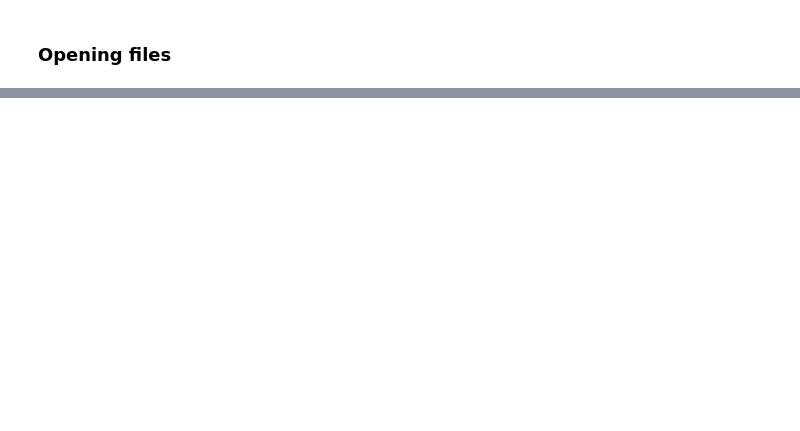
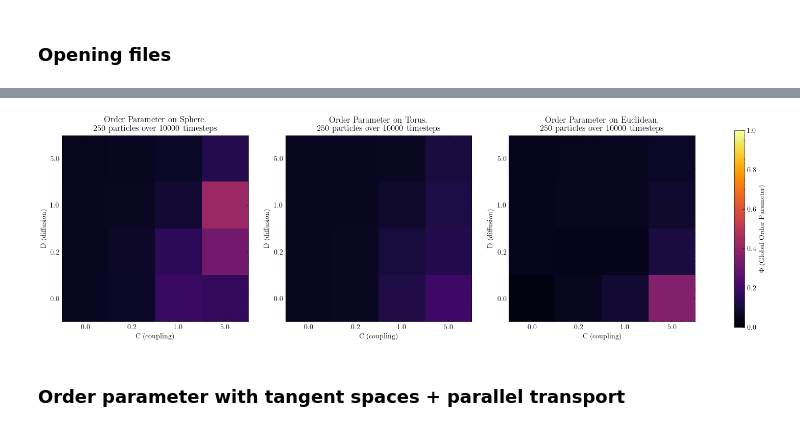
Before and after one commit to josephtemple/CurvedABP, a Jupyter notebook: python/analysis.ipynb, the cells around one changed output, grey strips where cells are left out. Saved outputs shown, nothing was run; the diff lists cells and outputs as text; code cells hidden in the pictures; blank space fills up the shorter version.

```diff
--- a/python/analysis.ipynb
+++ b/python/analysis.ipynb
@@ -72,0 +81,6 @@ print(data.theta.T[0].shape)  # (theta timeseries for particle 0)
+# %%
+def order_parameter(heading_vectors, warmup):
+    # heading_vectors: (3, 10000, 250)
+    mean_v = np.mean(heading_vectors, axis=2)  # (3, 10000) - mean over particles
+    order_parameter = np.linalg.norm(mean_v, axis=0)        # (10000,) - norm over xyz
+    return np.mean(order_parameter[warmup:])
@@ -72,0 +100,38 @@ print(data.theta.T[0].shape)  # (theta timeseries for particle 0)
+# %%
+phi_avg = {}
+
+# average over random seeds
+for manifold in manifolds:
+    for d in ds:
+        for c in cs:
+            phi_avg[(manifold, d, c)] = np.mean([results[(manifold, d, c, s)] for s in ss])
+# %%
+def generate_plot_title(manifold, N, steps):
+    return f"Order Parameter on {manifold.capitalize()}.\n{N} particles over {steps} timesteps"
+# %%
+import scienceplots
+plt.style.use('science')
+# %%
+fig, axes = plt.subplots(1, 3, figsize=(20, 5))
+
+for ax, manifold in zip(axes, manifolds):
+    phi_grid = np.zeros((len(ds), len(cs)))
+    for i, d in enumerate(ds):
+        for j, c in enumerate(cs):
+            phi_grid[i, j] = phi_avg[(manifold, d, c)]
+
+    im = ax.imshow(phi_grid, origin='lower', cmap='inferno', vmin=0, vmax=1.0)
+    ax.set_xticks(range(len(cs)))
+    ax.set_xticklabels(cs)
+    ax.set_yticks(range(len(ds)))
+    ax.set_yticklabels(ds)
+    ax.set_xlabel('C (coupling)')
+    ax.set_ylabel('D (diffusion)')
+    ax.set_title(generate_plot_title(manifold, N, steps))
+
+fig.colorbar(im, ax=axes, label=r'$\Phi$ (Global Order Parameter)')
+plt.show()
+# %% [output]
+[figure, added]
+# %% [markdown]
+### Order parameter with tangent spaces + parallel transport
```
Also changed, not shown: parts of 14 cells of this notebook, 19 other files.
